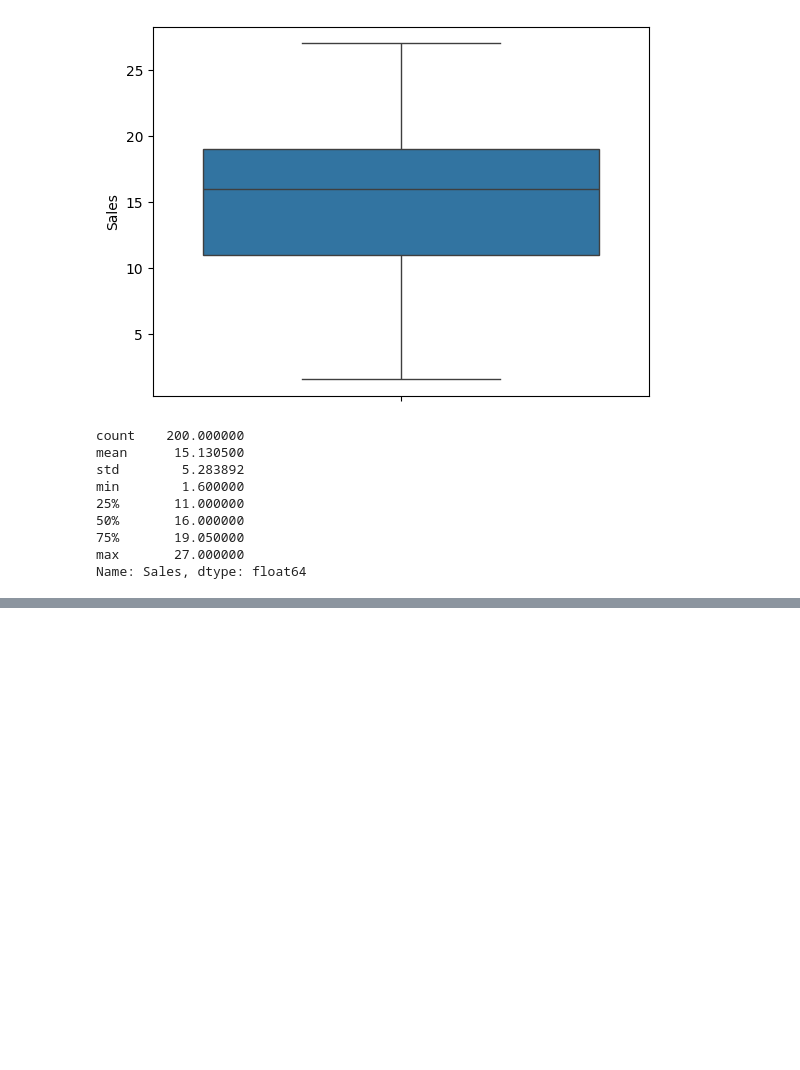
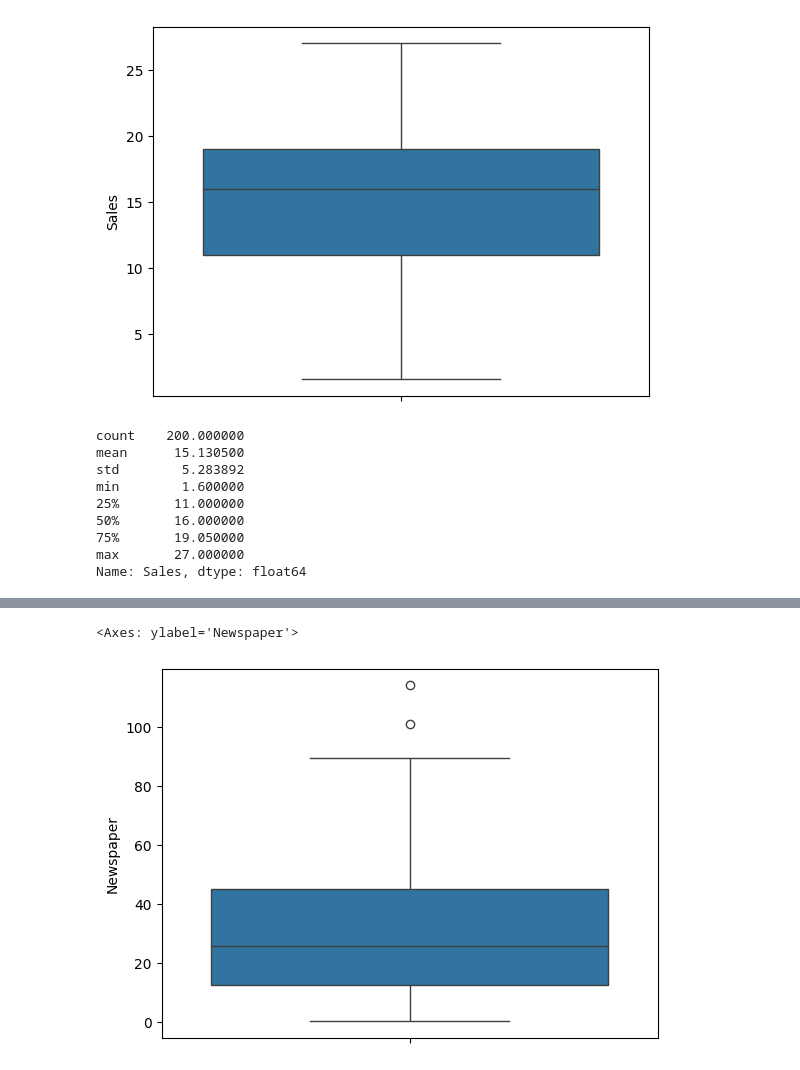
Before and after one commit to pbarizza/ML-course-2025, a Jupyter notebook: lesson02.ipynb, the cells around one changed output, grey strips where cells are left out. Saved outputs shown, nothing was run; the diff lists cells and outputs as text; code cells hidden in the pictures; blank space fills up the shorter version.

```diff
--- a/lesson02.ipynb
+++ b/lesson02.ipynb
@@ -42,0 +53,5 @@ Name: Sales, dtype: float64
+# %%
+sns.boxplot(advertising['Newspaper'])
+# %% [output]
+<Axes: ylabel='Newspaper'>
+[figure, added]
```
Also changed, not shown: parts of 7 cells of this notebook.
